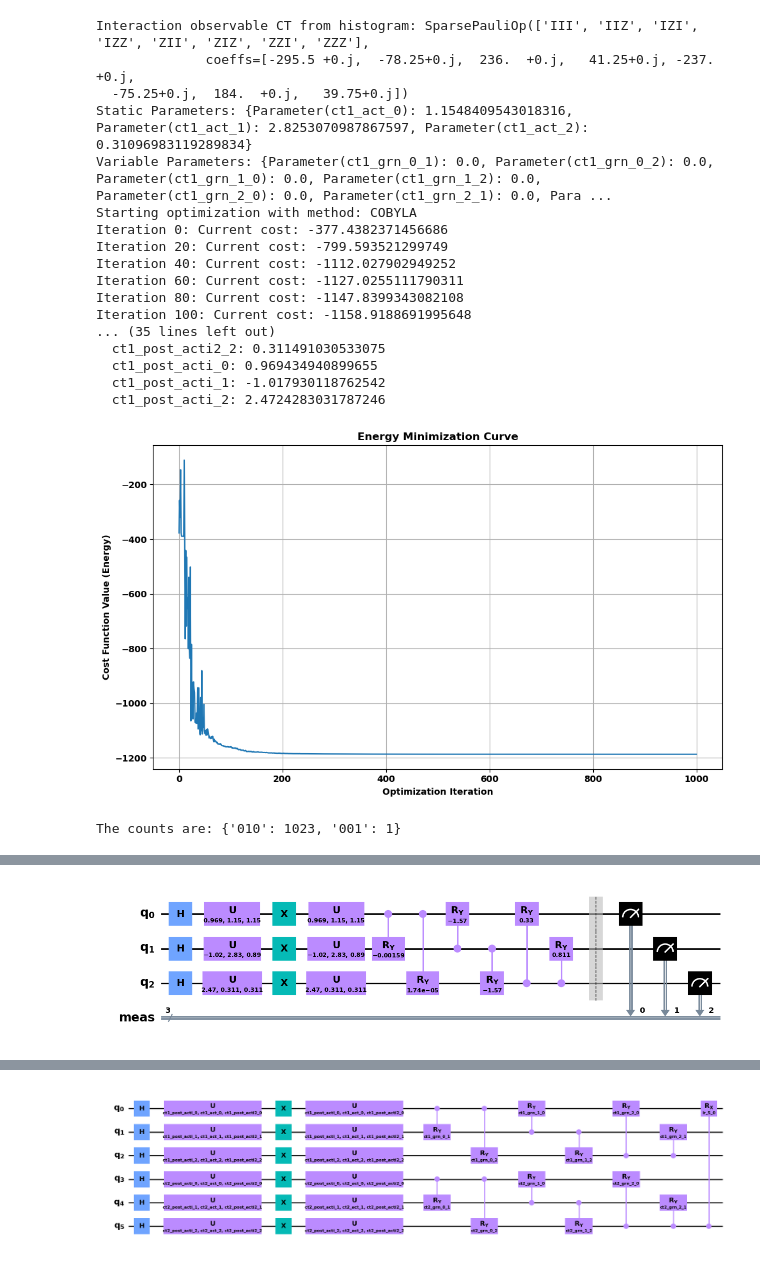
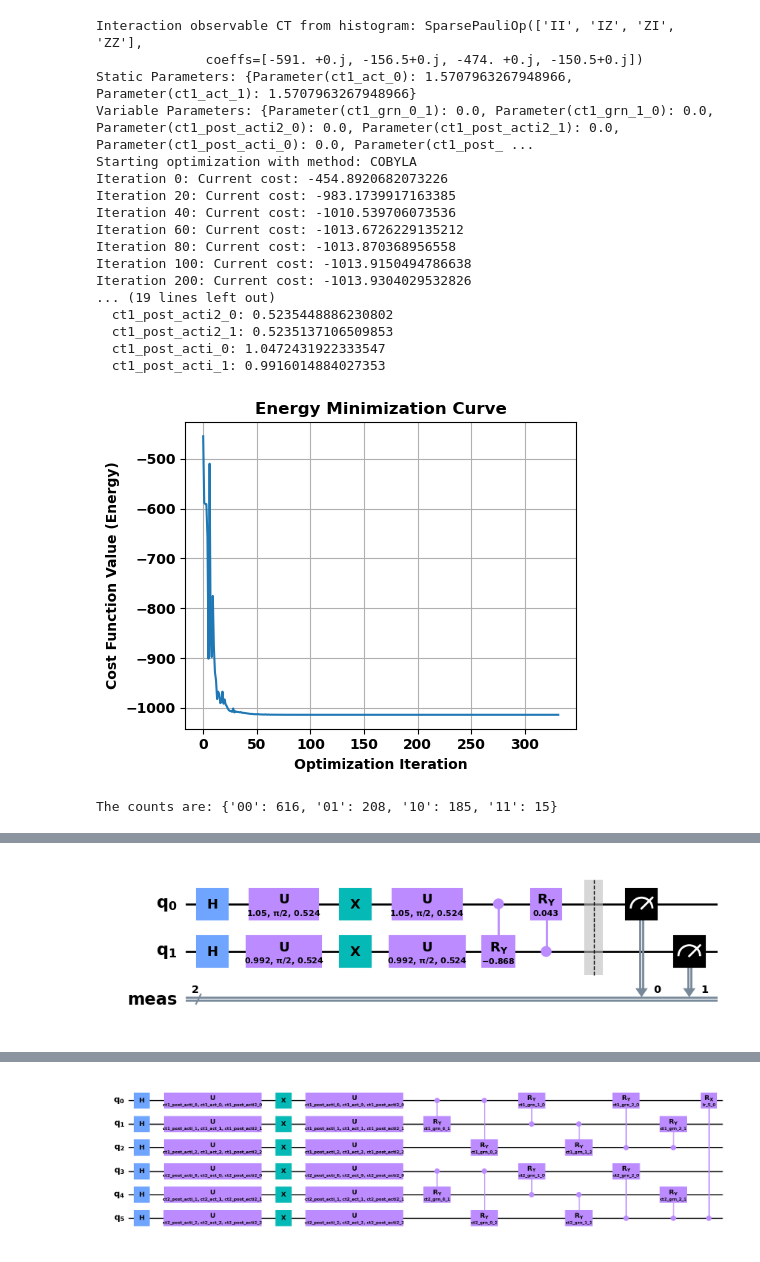
Before and after one commit to cailab-tamu/QuantumXCT, a Jupyter notebook: python/cc_grn_opt_1link.ipynb, the cells around one changed output, grey strips where cells are left out. Cells and saved outputs as stored; diff of their text form; code cells hidden in the pictures.

```diff
--- a/python/cc_grn_opt_1link.ipynb
+++ b/python/cc_grn_opt_1link.ipynb
@@ -13,13 +15,12 @@ sc.pp.log1p(adata)
 #gl_source = ['TGFBR2', 'SMAD3', 'HIF1A', 'PDGFB'] # All values from the first column
 #gl_recv =['PDGFRB', 'FN1', 'TGFB1']  # All values from the second column
 
-gl_source = ['TGFBR2', 'HIF1A', 'PDGFB'] # All values from the first column
-gl_recv =['PDGFRB', 'FN1', 'TGFB1']  # All values from the second column
+#gl_source = ['TGFBR2', 'HIF1A', 'PDGFB'] # All values from the first column
+#gl_recv =['PDGFRB', 'FN1', 'TGFB1']  # All values from the second column
 
-#gl_source = ['TGFBR2', 'PDGFB'] # All values from the first column
-#gl_recv =['PDGFRB', 'TGFB1']  # All values from the second column
+gl_source = ['TGFBR2', 'PDGFB'] # All values from the first column
+gl_recv =['PDGFRB', 'TGFB1']  # All values from the second column
 
-np.random.seed(42)
 pi_mul = np.pi*2/4
 # %%
 ict1 = adata.obs["BatchID"] == "Cancer Cells (Co)"
@@ -305,41 +312,43 @@ The counts are: {'010': 1023, '000': 1}
 # %%
 result_interaction_bfgs, optimized_full_params_ct1_mo, cost_values = vqe_solver(
     joint_counts_ct1_mo,
     ansatz_grn_ct1_mo, # Renamed from 'cirquit' for common convention
     ct1_percentages_mo, # Renamed from 'act_percentages' for consistency with create_parameter_dictionaries_cust
     cost_func_wrapper, # This function needs to be defined to accept the correct arguments (see comments below)
     min_ones_obs=min_ones, # Added as an explicit argument for flexibility
     optimizer_method="COBYLA",# COBYLA | L-BFGS-B
 )
 
 # Plot the cost function values
-plt.figure(figsize=(10, 6))
+plt.figure(figsize=(5, 4))
 plt.plot(cost_values)
 plt.xlabel("Optimization Iteration")
 plt.ylabel("Cost Function Value (Energy)")
 plt.title("Energy Minimization Curve")
 plt.grid(True)
 plt.tight_layout()
+plt.savefig('vqe_opt_curve_mo_ct1.svg', bbox_inches='tight')
 plt.show()
-counts, bound_circuit = evaluate_and_plot_ansatz(ansatz_grn_ct1_mo, optimized_full_params_ct1_mo, shots=1024, title="Circuit Results")
+counts, bound_circuit = evaluate_and_plot_ansatz(ansatz_grn_ct1_mo, optimized_full_params_ct1_mo, shots=1024, title="VQE Opt. Histogram Mo-CT1", figsize=(5, 4), filename='hist_vqe_opt_mo_ct1.svg')
+
 bound_circuit.draw(output="mpl", style="clifford", fold=40)  # Show the circuit plot
 # %% [output]
-Interaction observable CT from histogram: SparsePauliOp(['III', 'IIZ', 'IZI', 'IZZ', 'ZII', 'ZIZ', 'ZZI', 'ZZZ'],
-              coeffs=[-295.5 +0.j,  -78.25+0.j,  236.  +0.j,   41.25+0.j, -237.  +0.j,
-  -75.25+0.j,  184.  +0.j,   39.75+0.j])
-Static Parameters: {Parameter(ct1_act_0): 1.1548409543018316, Parameter(ct1_act_1): 2.8253070987867597, Parameter(ct1_act_2): 0.31096983119289834}
-Variable Parameters: {Parameter(ct1_grn_0_1): 0.0, Parameter(ct1_grn_0_2): 0.0, Parameter(ct1_grn_1_0): 0.0, Parameter(ct1_grn_1_2): 0.0, Parameter(ct1_grn_2_0): 0.0, Parameter(ct1_grn_2_1): 0.0, Para ...
+Interaction observable CT from histogram: SparsePauliOp(['II', 'IZ', 'ZI', 'ZZ'],
+              coeffs=[-591. +0.j, -156.5+0.j, -474. +0.j, -150.5+0.j])
+Static Parameters: {Parameter(ct1_act_0): 1.5707963267948966, Parameter(ct1_act_1): 1.5707963267948966}
+Variable Parameters: {Parameter(ct1_grn_0_1): 0.0, Parameter(ct1_grn_1_0): 0.0, Parameter(ct1_post_acti2_0): 0.0, Parameter(ct1_post_acti2_1): 0.0, Parameter(ct1_post_acti_0): 0.0, Parameter(ct1_post_ ...
 Starting optimization with method: COBYLA
-Iteration 0: Current cost: -377.4382371456686
-Iteration 20: Current cost: -799.593521299749
-Iteration 40: Current cost: -1112.027902949252
-Iteration 60: Current cost: -1127.0255111790311
-Iteration 80: Current cost: -1147.8399343082108
-Iteration 100: Current cost: -1158.9188691995648
-... (35 lines left out)
-  ct1_post_acti2_2: 0.311491030533075
-  ct1_post_acti_0: 0.969434940899655
-  ct1_post_acti_1: -1.017930118762542
-  ct1_post_acti_2: 2.4724283031787246
+Iteration 0: Current cost: -454.8920682073226
+Iteration 20: Current cost: -983.1739917163385
+Iteration 40: Current cost: -1010.539706073536
+Iteration 60: Current cost: -1013.6726229135212
+Iteration 80: Current cost: -1013.870368956558
+Iteration 100: Current cost: -1013.9150494786638
+Iteration 200: Current cost: -1013.9304029532826
+... (19 lines left out)
+  ct1_post_acti2_0: 0.5235448886230802
+  ct1_post_acti2_1: 0.5235137106509853
+  ct1_post_acti_0: 1.0472431922333547
+  ct1_post_acti_1: 0.9916014884027353
-[figure, old version]
+[figure, new version]
-The counts are: {'010': 1023, '001': 1}
+The counts are: {'00': 616, '01': 208, '10': 185, '11': 15}
@@ -347,4 +356,4 @@ The counts are: {'010': 1023, '001': 1}
-[figure, old version]
+[figure, new version]
 # %%
 result_interaction_bfgs, optimized_full_params_ct2_co, cost_values = vqe_solver(
     joint_counts_ct2_co,
```
Also changed, not shown: parts of 22 cells of this notebook, 3 other files.
